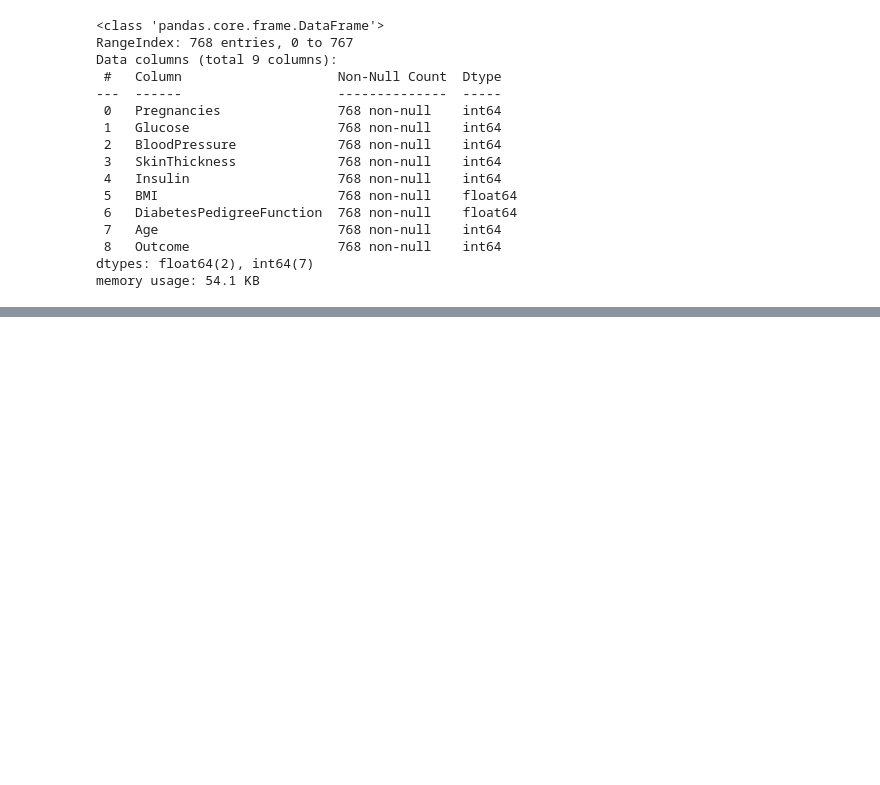
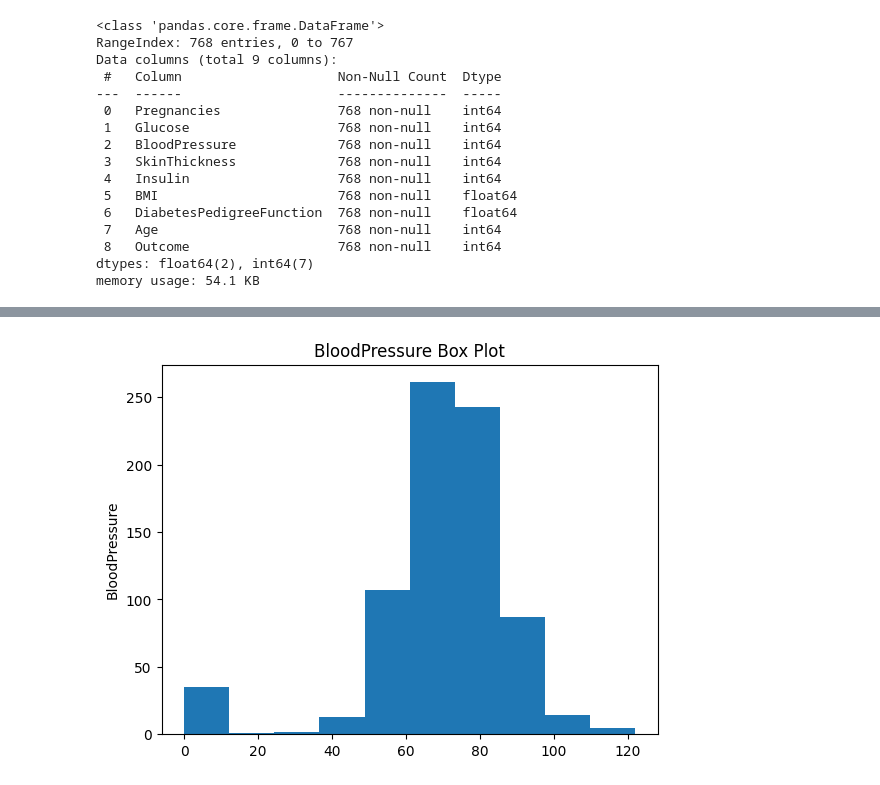
Before and after one commit to Vivekraj-adhikari/scratch-vs-sklearn, a Jupyter notebook: logistic-regression/diabetes_prediction.ipynb, the cells around one changed output, grey strips where cells are left out. Cells and saved outputs as stored; diff of their text form; code cells hidden in the pictures; blank space fills up the shorter version.

```diff
--- a/logistic-regression/diabetes_prediction.ipynb
+++ b/logistic-regression/diabetes_prediction.ipynb
@@ -35,0 +77,8 @@ diabetes_df.describe()
+# %%
+plt.hist(diabetes_df['BloodPressure'])
+
+plt.title('BloodPressure Box Plot')
+plt.ylabel('BloodPressure')
+plt.show()
+# %% [output]
+[figure, added]
```
Also changed, not shown: parts of 6 cells of this notebook.
